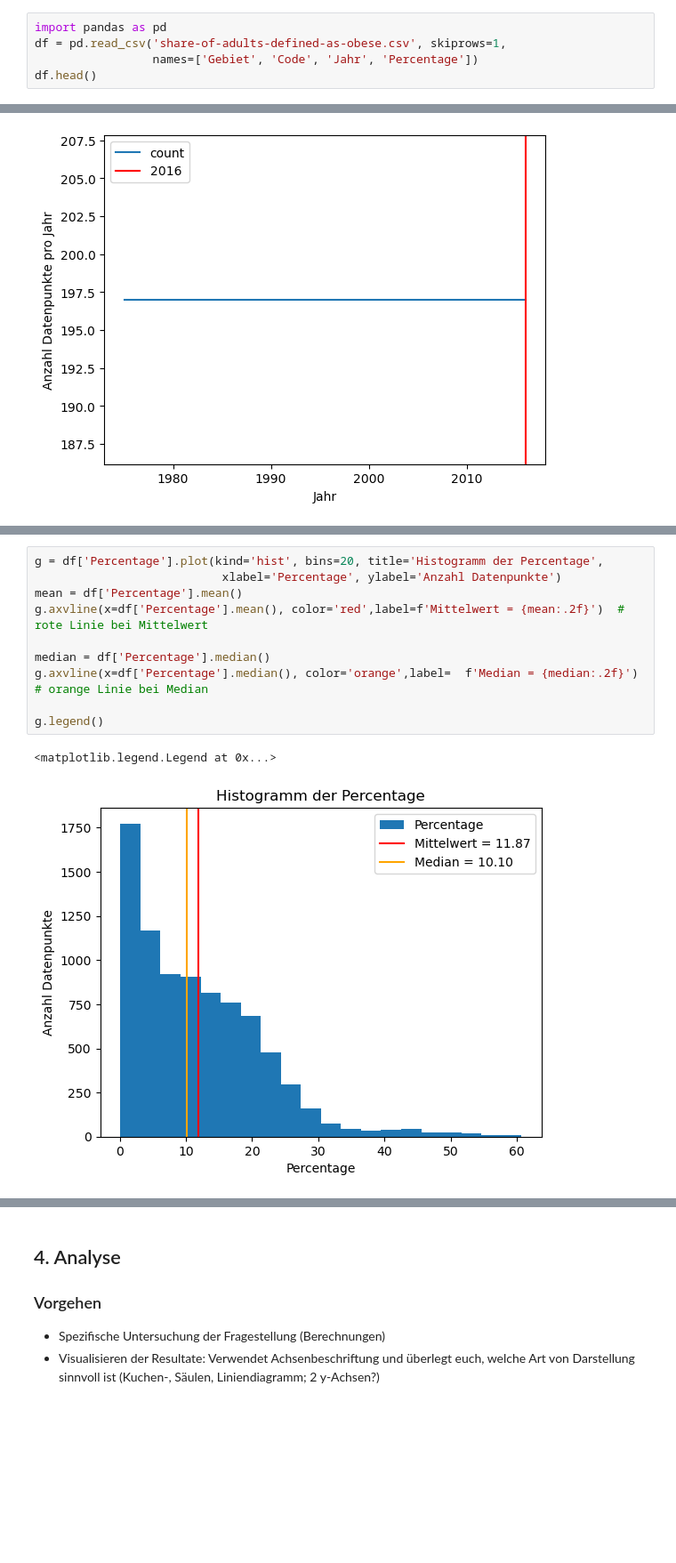
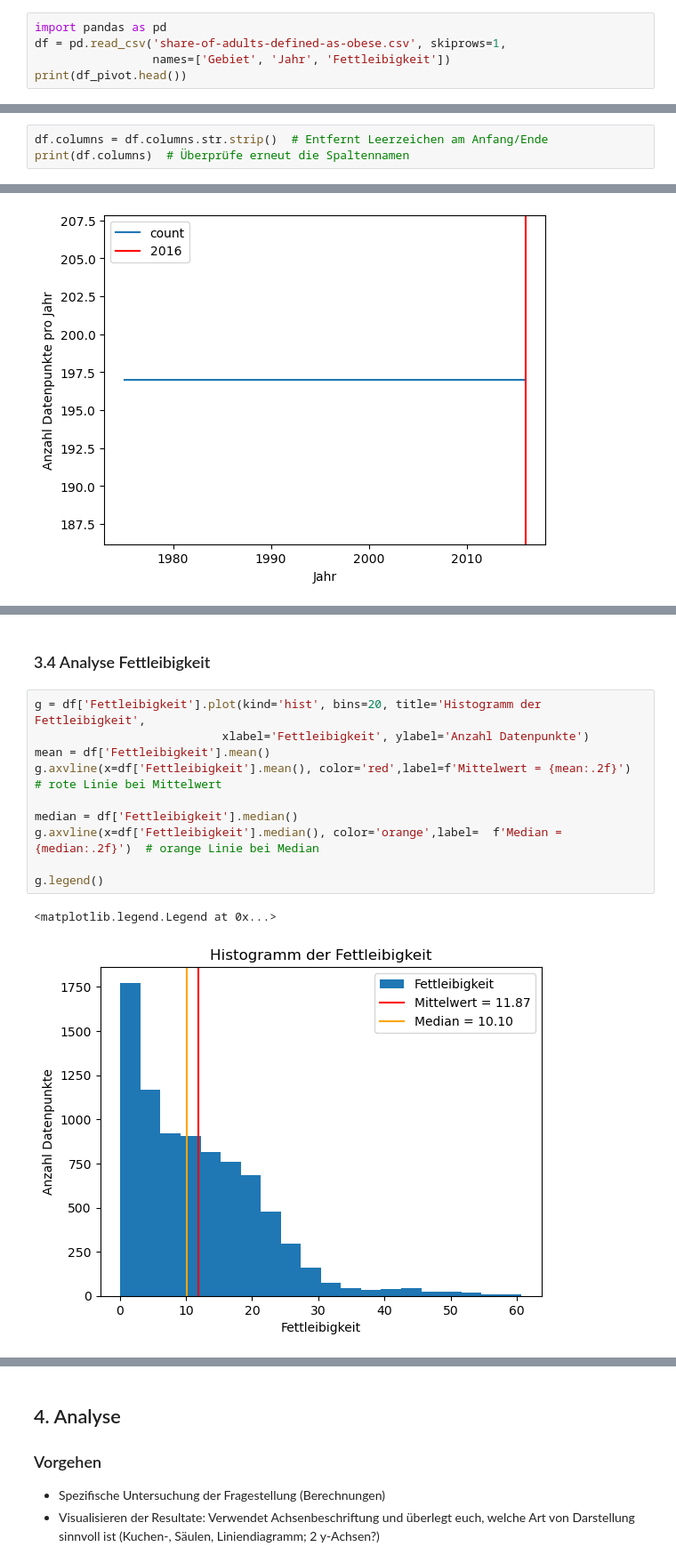
Before and after one commit to simona-cyber/LN-Python, a Jupyter notebook: Grundgerüst_Leistungsnachweis.ipynb, the cells around one changed output, grey strips where cells are left out. Shown: that part at 89% size. Cells and saved outputs as stored; diff of their text form; blank space fills up the shorter version.

```diff
--- a/Grundgerüst_Leistungsnachweis.ipynb
+++ b/Grundgerüst_Leistungsnachweis.ipynb
@@ -48,6 +48,6 @@ Requirement already satisfied: six>=1.5 in c:\users\albin\anaconda3\lib\site-pac
 # %%
 import pandas as pd
 df = pd.read_csv('share-of-adults-defined-as-obese.csv', skiprows=1,
-                 names=['Gebiet', 'Code', 'Jahr', 'Percentage'])
-df.head()
+                 names=['Gebiet', 'Jahr', 'Fettleibigkeit'])
+print(df_pivot.head())
 # %% [output]
@@ -59,0 +75,3 @@ df.head()
+# %%
+df.columns = df.columns.str.strip()  # Entfernt Leerzeichen am Anfang/Ende
+print(df.columns)  # Überprüfe erneut die Spaltennamen
@@ -190,16 +293,18 @@ df.describe()
 | 50% | 1995.500000 | 10.100000 |
 | 75% | 2006.000000 | 17.700000 |
 | max | 2016.000000 | 60.700000 |
+# %% [markdown]
+### 3.4 Analyse Fettleibigkeit
 # %%
-g = df['Percentage'].plot(kind='hist', bins=20, title='Histogramm der Percentage',
-                           xlabel='Percentage', ylabel='Anzahl Datenpunkte')
-mean = df['Percentage'].mean()
-g.axvline(x=df['Percentage'].mean(), color='red',label=f'Mittelwert = {mean:.2f}')  # rote Linie bei Mittelwert
+g = df['Fettleibigkeit'].plot(kind='hist', bins=20, title='Histogramm der Fettleibigkeit',
+                           xlabel='Fettleibigkeit', ylabel='Anzahl Datenpunkte')
+mean = df['Fettleibigkeit'].mean()
+g.axvline(x=df['Fettleibigkeit'].mean(), color='red',label=f'Mittelwert = {mean:.2f}')  # rote Linie bei Mittelwert
 
-median = df['Percentage'].median()
-g.axvline(x=df['Percentage'].median(), color='orange',label=  f'Median = {median:.2f}')  # orange Linie bei Median
+median = df['Fettleibigkeit'].median()
+g.axvline(x=df['Fettleibigkeit'].median(), color='orange',label=  f'Median = {median:.2f}')  # orange Linie bei Median
 
 g.legend()
 # %% [output]
 <matplotlib.legend.Legend at 0x...>
-[figure, old version]
+[figure, new version]
```
Also changed, not shown: parts of 30 cells of this notebook.
